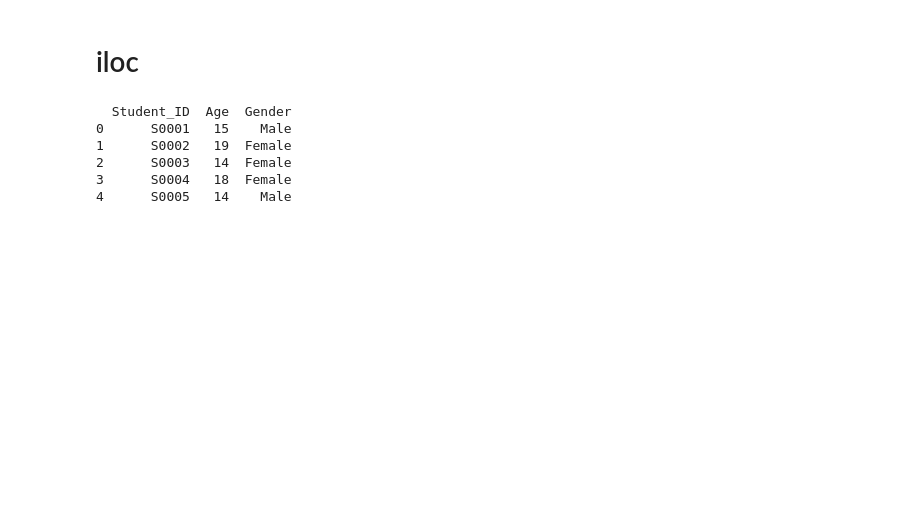
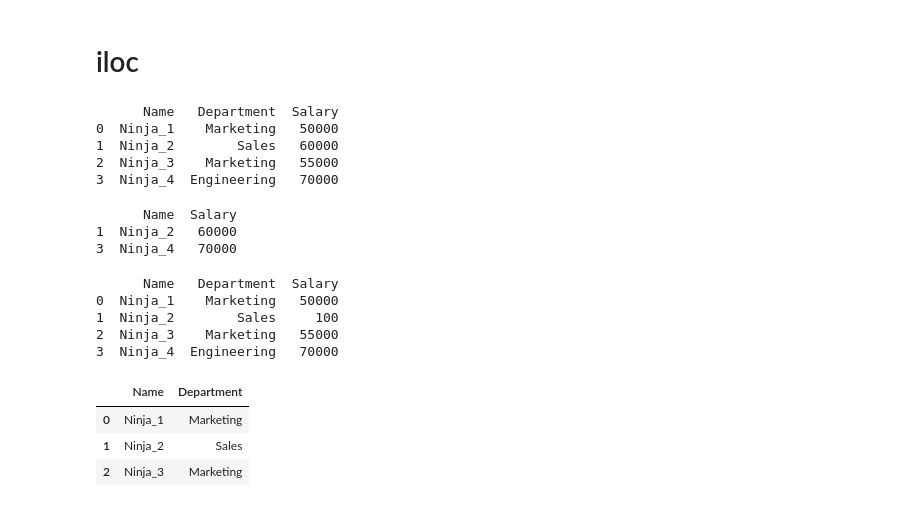
Before and after one commit to Pragnesh-10/Pandas_Notes, a Jupyter notebook: 06.ipynb, the cells around one changed output. Cells and saved outputs as stored; diff of their text form; code cells hidden in the pictures; blank space fills up the shorter version.

```diff
--- a/06.ipynb
+++ b/06.ipynb
@@ -181,12 +263,45 @@ df.loc[:, ["Math_Score", "Science_Score"]]
 # %% [markdown]
 # iloc
-# %%
-# df.iloc[row_positions, column_positions]
-print(df.iloc[0:5, 0:3])
-# %% [output]
-  Student_ID  Age  Gender
-0      S0001   15    Male
-1      S0002   19  Female
-2      S0003   14  Female
-3      S0004   18  Female
-4      S0005   14    Male
+# %%
+
+df = pd.DataFrame({
+    'Name' : ['Ninja_1','Ninja_2','Ninja_3','Ninja_4'],
+    'Department' : ['Marketing','Sales','Marketing','Engineering'],
+    'Salary' : [50000,60000,55000,70000]
+
+})
+print(df)
+# %% [output]
+      Name   Department  Salary
+0  Ninja_1    Marketing   50000
+1  Ninja_2        Sales   60000
+2  Ninja_3    Marketing   55000
+3  Ninja_4  Engineering   70000
+# %%
+# Selecting Specific Rows And Columns
+# df.iloc[row_positions, column_positions]
+row = df.iloc[[1,3], [0,2]]
+print(row)
+# %% [output]
+      Name  Salary
+1  Ninja_2   60000
+3  Ninja_4   70000
+# %%
+# Updating Values
+
+df.iloc[1,2] = 100
+print(df)
+# %% [output]
+      Name   Department  Salary
+0  Ninja_1    Marketing   50000
+1  Ninja_2        Sales     100
+2  Ninja_3    Marketing   55000
+3  Ninja_4  Engineering   70000
+# %%
+# slicing the dataframe using iloc method
+df.iloc[0:3, 0:2]
+# %% [output]
+|  | Name | Department |
+| 0 | Ninja_1 | Marketing |
+| 1 | Ninja_2 | Sales |
+| 2 | Ninja_3 | Marketing |
```
Also changed, not shown: parts of 13 cells of this notebook.
